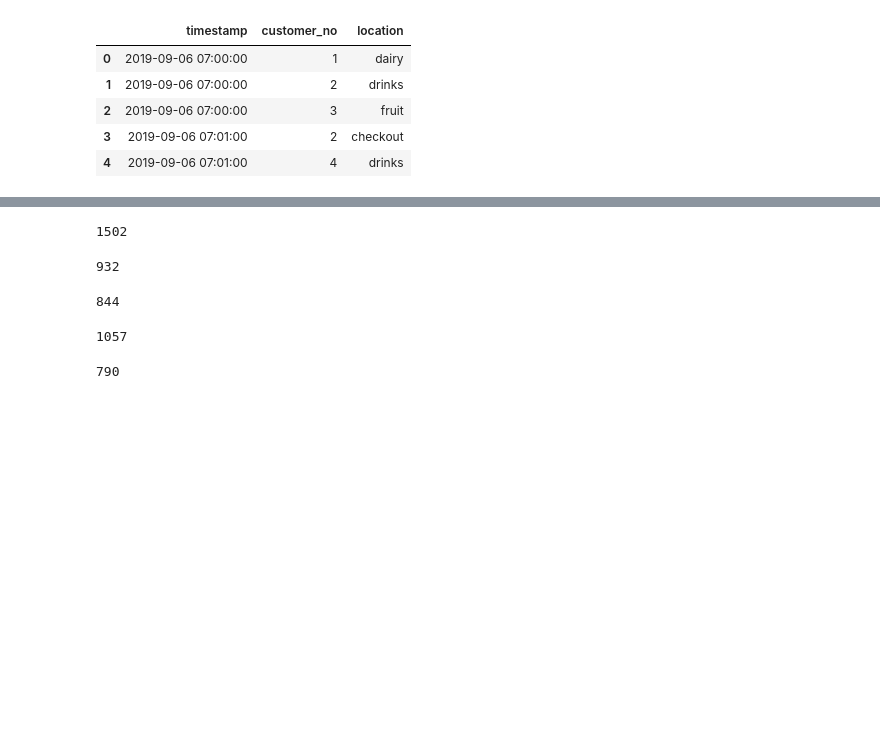
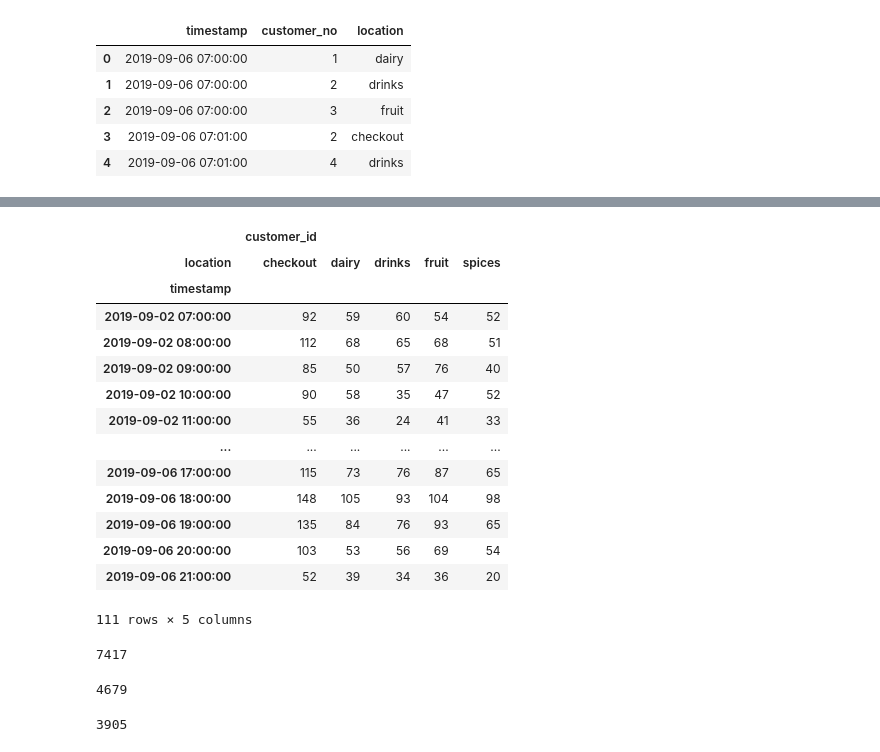
Before and after one commit to VRBysani/WeeK_08_project, a Jupyter notebook: 08_Week_Moh_Hayri_Viswa_Project.ipynb, the cells around one changed output, grey strips where cells are left out. Drawn from its saved outputs; the diff is of its cells as text; code cells hidden in the pictures; blank space fills up the shorter version.

```diff
--- a/08_Week_Moh_Hayri_Viswa_Project.ipynb
+++ b/08_Week_Moh_Hayri_Viswa_Project.ipynb
@@ -158,25 +215,34 @@ plt.tight_layout()
 # %%
-df_sum=df.unstack(level= 0)
+df_sum=df_plot.unstack(level= 0)
+df_sum
+# %% [output]
+|  | customer_id |  |  |  |  |
+| location | checkout | dairy | drinks | fruit | spices |
+| timestamp |  |  |  |  |  |
+| 2019-09-02 07:00:00 | 92 | 59 | 60 | 54 | 52 |
+| 2019-09-02 08:00:00 | 112 | 68 | 65 | 68 | 51 |
+| 2019-09-02 09:00:00 | 85 | 50 | 57 | 76 | 40 |
+| 2019-09-02 10:00:00 | 90 | 58 | 35 | 47 | 52 |
+| 2019-09-02 11:00:00 | 55 | 36 | 24 | 41 | 33 |
+| ... | ... | ... | ... | ... | ... |
+| 2019-09-06 17:00:00 | 115 | 73 | 76 | 87 | 65 |
+| 2019-09-06 18:00:00 | 148 | 105 | 93 | 104 | 98 |
+| 2019-09-06 19:00:00 | 135 | 84 | 76 | 93 | 65 |
+| 2019-09-06 20:00:00 | 103 | 53 | 56 | 69 | 54 |
+| 2019-09-06 21:00:00 | 52 | 39 | 34 | 36 | 20 |
+111 rows × 5 columns
 # %%
 #df_sum.info()
 
 #Total = df['MyColumn'].sum()
-df_sum["customer_number", "checkout"].sum()
+df_sum["customer_id", "checkout"].sum()
 # %% [output]
-1502
+7417
 # %%
-df_sum["customer_number", "dairy"].sum()
+df_sum["customer_id", "dairy"].sum()
 # %% [output]
-932
+4679
 # %%
-df_sum["customer_number", "drinks"].sum()
+df_sum["customer_id", "drinks"].sum()
 # %% [output]
-844
+3905
-# %%
-df_sum["customer_number", "fruit"].sum()
-# %% [output]
-1057
-# %%
-df_sum["customer_number", "spices"].sum()
-# %% [output]
-790
```
Also changed, not shown: parts of 48 cells of this notebook.
